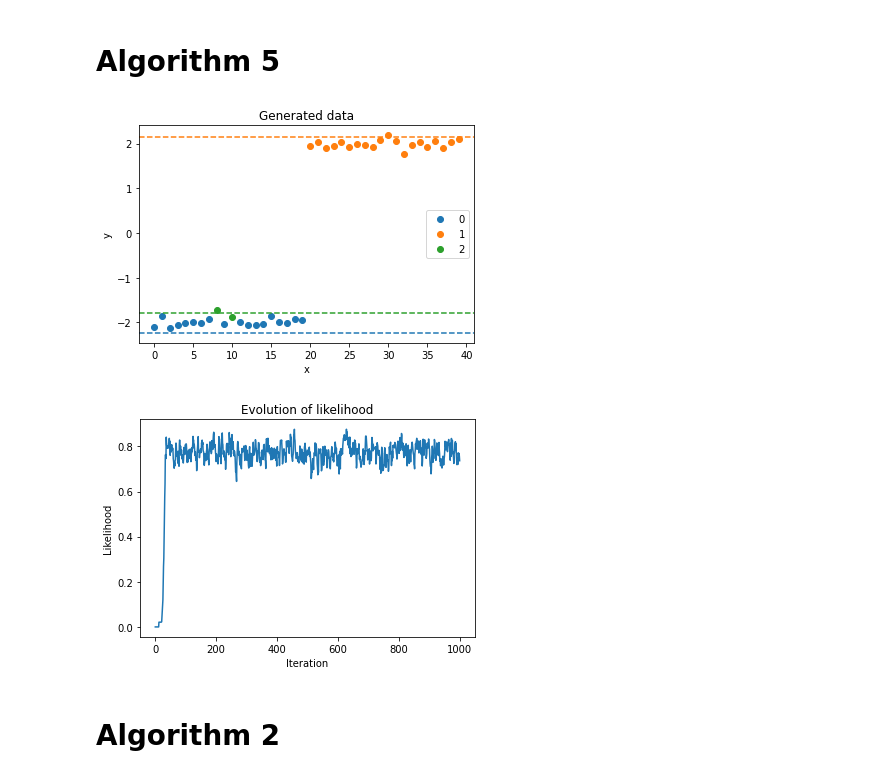
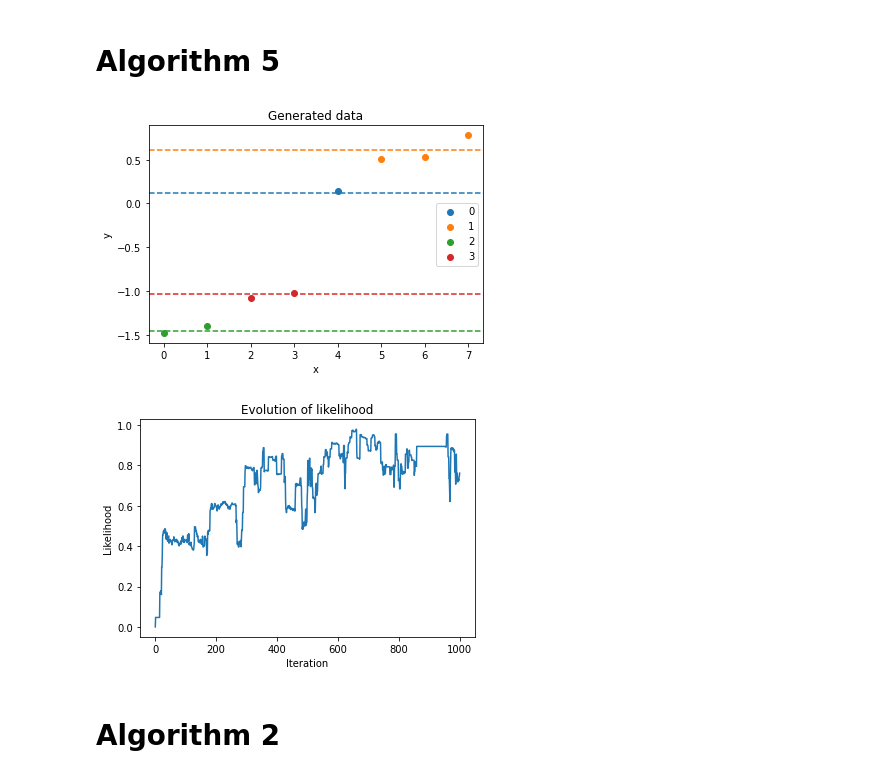
Before and after one commit to MariusAlonso/MVA-PGM-Sampling-Methods-DP-Mixture-Models, a Jupyter notebook: algo2 algo5.ipynb, the cells around one changed output. Drawn from its saved outputs; the diff is of its cells as text; code cells hidden in the pictures.

```diff
--- a/algo2 algo5.ipynb
+++ b/algo2 algo5.ipynb
@@ -16,3 +47,5 @@ data = np.array([-2.10156743, -1.8583213 , -2.11703494, -2.06448116, -2.01051116
+# %%
+waiting_data = np.array([-1.48, -1.40, -1.08, -1.02, 0.14, 0.51, 0.53, 0.78])
 # %% [markdown]
 # Define the model
 # %%
@@ -124,7 +185,7 @@ def algorithm_5(n_iters, y, alpha):
 
 
         for c_unique in np.unique(c):
-            phi[c_unique] = np.random.normal(np.mean(y[c == c_unique]), 0.1)
+            phi[c_unique] = np.random.normal(np.mean(y[c == c_unique]), 0.01)
 
         cs[iter] = c.copy()
         phis[iter] = phi.copy()
@@ -134,37 +195,39 @@ def algorithm_5(n_iters, y, alpha):
     return cs, phis, lhs
 # %%
 # Run algorithm 5
-n = 40
+data = waiting_data
+n = len(data)
 N = 1000
 alpha = 0.25
+
 
 cs, phis, lhs = algorithm_5(N, data, alpha)
 c = cs[-1]
 phi = phis[-1]
 
 
 plt.figure()
 # define infinite list of colors
 COLORS = plt.rcParams['axes.prop_cycle'].by_key()['color']
 for i, cluster in enumerate(np.unique(c)):
     plt.scatter(np.arange(n)[c == cluster], data[c == cluster], label=cluster, color=COLORS[i])
     plt.axhline(phi[cluster], color=COLORS[i], linestyle="--")
 plt.title("Generated data")
 plt.xlabel("x")
 plt.ylabel("y")
 plt.legend()
 plt.show()
 
 # plot evolution of lh
 plt.figure()
 plt.plot(np.mean(lhs, axis=1))
 plt.title("Evolution of likelihood")
 plt.xlabel("Iteration")
 plt.ylabel("Likelihood")
 plt.show()
 # %% [output]
-[figure, old version]
+[figure, new version]
-[figure, old version]
+[figure, new version]
 # %% [markdown]
 # Algorithm 2
 # %% [markdown]
```
Also changed, not shown: parts of 8 cells of this notebook.
